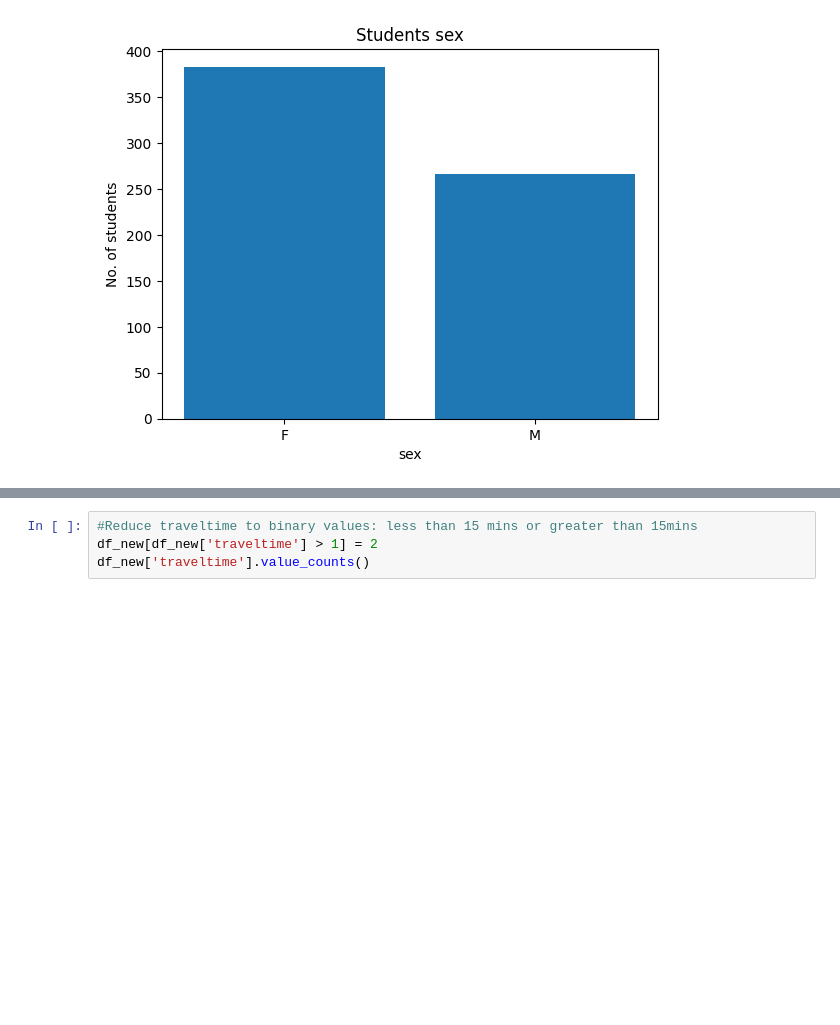
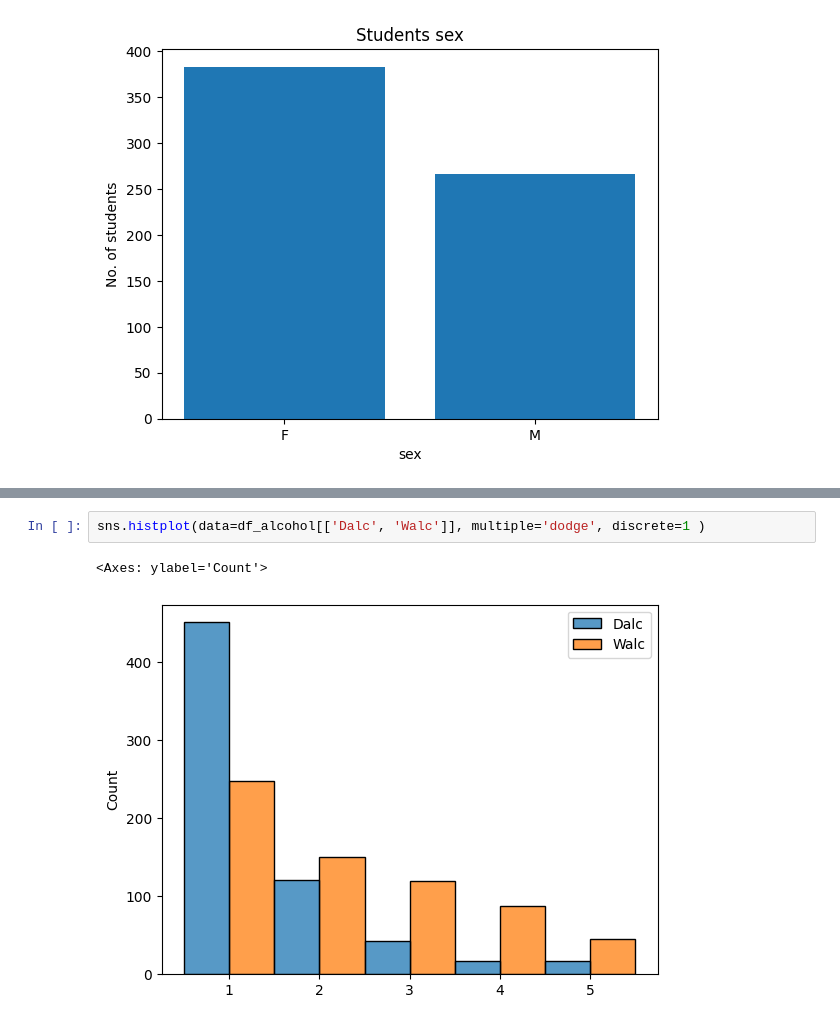
Before and after one commit to Jayesen/ml_for_learners, a Jupyter notebook: Analysis_1.ipynb, the cells around one changed output, grey strips where cells are left out. Cells and saved outputs as stored; diff of their text form; blank space fills up the shorter version.

```diff
--- a/Analysis_1.ipynb
+++ b/Analysis_1.ipynb
@@ -113,4 +133,5 @@ Text(0.5, 1.0, 'students age 20')
-# %%
-#Reduce traveltime to binary values: less than 15 mins or greater than 15mins
-df_new[df_new['traveltime'] > 1] = 2
-df_new['traveltime'].value_counts()
+# %%
+sns.histplot(data=df_alcohol[['Dalc', 'Walc']], multiple='dodge', discrete=1 )
+# %% [output]
+<Axes: ylabel='Count'>
+[figure, added]
```
Also changed, not shown: parts of 23 cells of this notebook, 1 other file.
